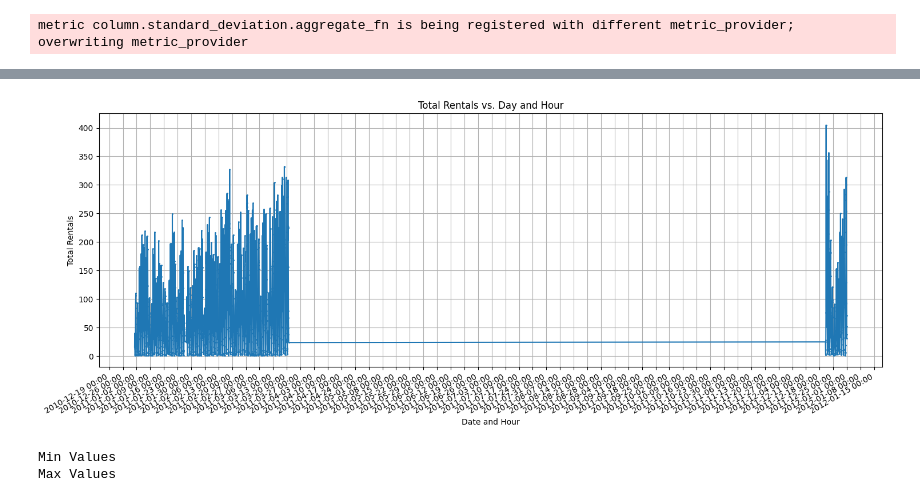
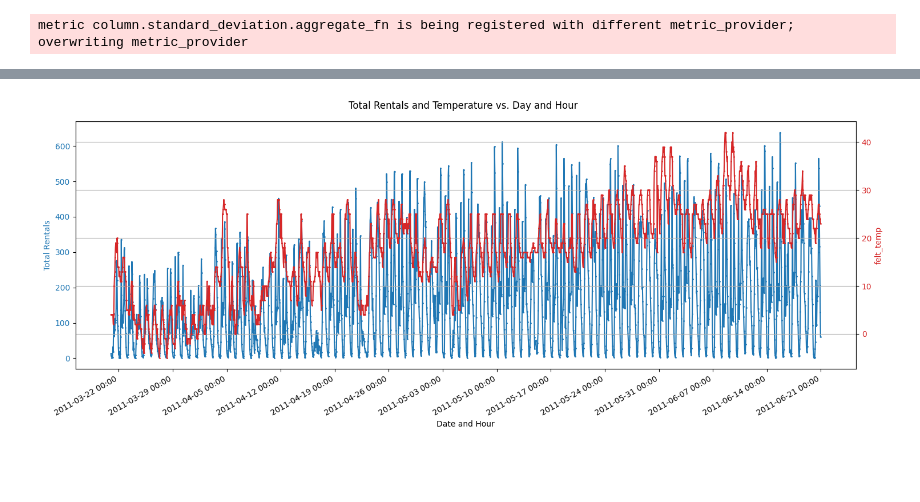
Before and after one commit to iptch/SDS2025-data-quality-handson, a Jupyter notebook: DataExploration.ipynb, the cells around one changed output, grey strips where cells are left out. Saved outputs shown, nothing was run; the diff lists cells and outputs as text; code cells hidden in the pictures; blank space fills up the shorter version.

```diff
--- a/DataExploration.ipynb
+++ b/DataExploration.ipynb
@@ -40,34 +81,4 @@ df_spring_2011.head()
-# %%
-def plot_rentals_vs_time(df):
-    """
-    Plots total rentals against day and hour from a pandas DataFrame.
-
-    Args:
-        df (pd.DataFrame): DataFrame with 'dteday', 'hour', and 'total' columns.
-    """
-
-    # Ensure 'dteday' is a datetime object
-    df['dteday'] = pd.to_datetime(df['dteday'])
-
-    # Create a new datetime column combining date and hour
-    df['datetime'] = df['dteday'] + pd.to_timedelta(df['hour'], unit='h')
-
-    plt.figure(figsize=(15, 6))
-    plt.plot(df['datetime'], df['total'], marker='.', linestyle='-', markersize=2)
-
-    plt.title('Total Rentals vs. Day and Hour')
-    plt.xlabel('Date and Hour')
-    plt.ylabel('Total Rentals')
-    plt.grid(True)
-
-    # Format the x-axis to show dates and hours nicely
-    plt.gca().xaxis.set_major_formatter(mdates.DateFormatter('%Y-%m-%d %H:%M'))
-    plt.gca().xaxis.set_major_locator(mdates.DayLocator(interval=7)) #Show one tick per week
-    plt.gcf().autofmt_xdate()  # Rotate and align date labels nicely
-
-    plt.tight_layout() #prevents labels overlapping
-    plt.show()
 # %%
-plot_rentals_vs_time(df_spring_2011)
+plot_rentals_vs_time(df_spring_2011, 'felt_temp')
 # %% [output]
-[figure, old version]
+[figure, new version]
@@ -80,5 +84,0 @@ def get_min_max_vals(df):
-# %%
-get_min_max_vals(df_spring_2011)
-# %% [output]
-Min Values
-Max Values
```
Also changed, not shown: parts of 6 cells of this notebook, 2 other files.
